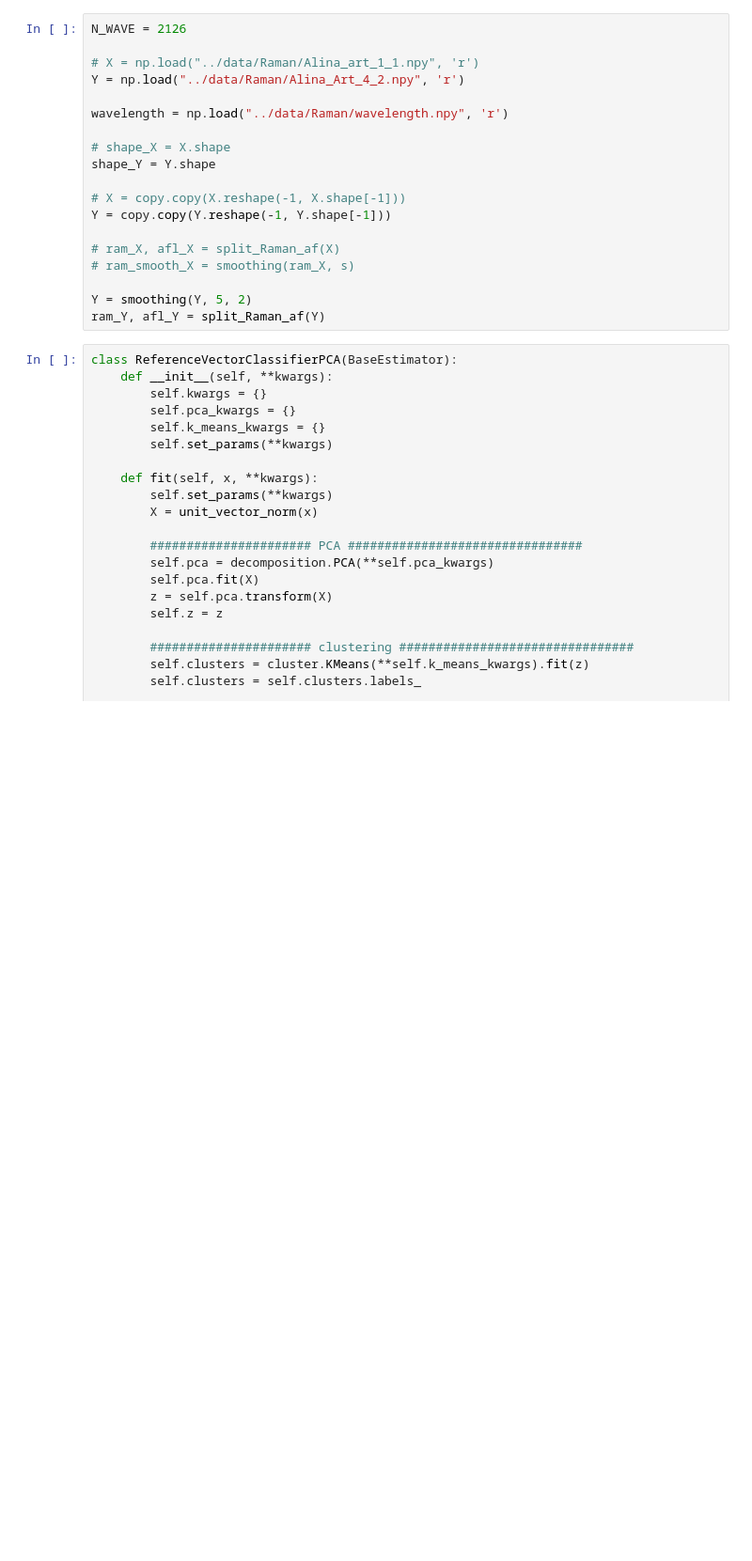
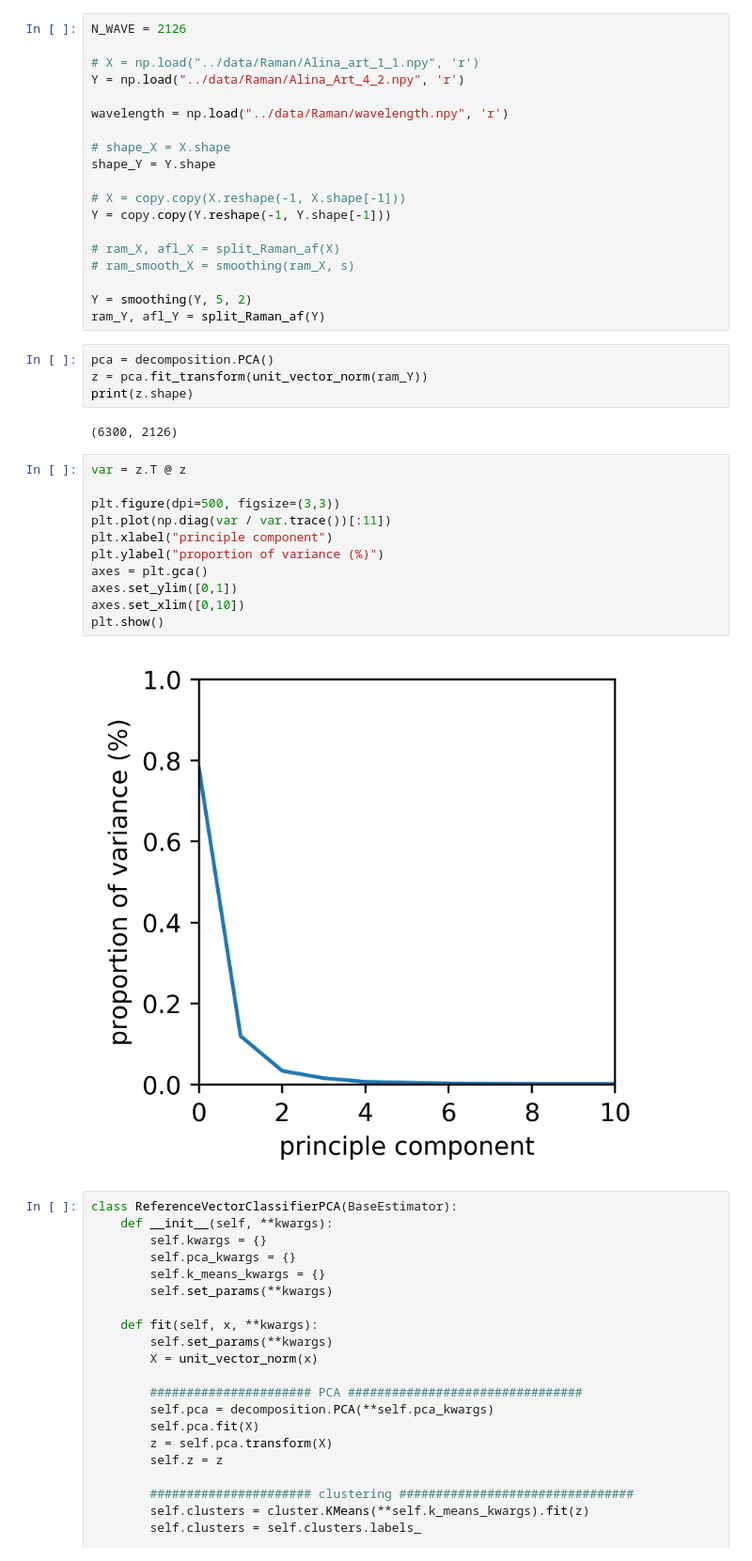
Before and after one commit to jjgsherwood/Bacholar_Thesis, a Jupyter notebook: PCA_preproced_data.ipynb, the cells around one changed output. Shown at 94% size. Saved outputs shown, nothing was run; the diff lists cells and outputs as text; blank space fills up the shorter version.

```diff
--- a/PCA_preproced_data.ipynb
+++ b/PCA_preproced_data.ipynb
@@ -98,6 +98,25 @@ Y = copy.copy(Y.reshape(-1, Y.shape[-1]))
 
 Y = smoothing(Y, 5, 2)
 ram_Y, afl_Y = split_Raman_af(Y)
+# %%
+pca = decomposition.PCA()
+z = pca.fit_transform(unit_vector_norm(ram_Y))
+print(z.shape)
+# %% [output]
+(6300, 2126)
+# %%
+var = z.T @ z
+
+plt.figure(dpi=500, figsize=(3,3))
+plt.plot(np.diag(var / var.trace())[:11])
+plt.xlabel("principle component")
+plt.ylabel("proportion of variance (%)")
+axes = plt.gca()
+axes.set_ylim([0,1])
+axes.set_xlim([0,10])
+plt.show()
+# %% [output]
+[figure, added]
 # %%
 class ReferenceVectorClassifierPCA(BaseEstimator):
     def __init__(self, **kwargs):
```
Also changed, not shown: parts of 4 cells of this notebook, 8 other files.
